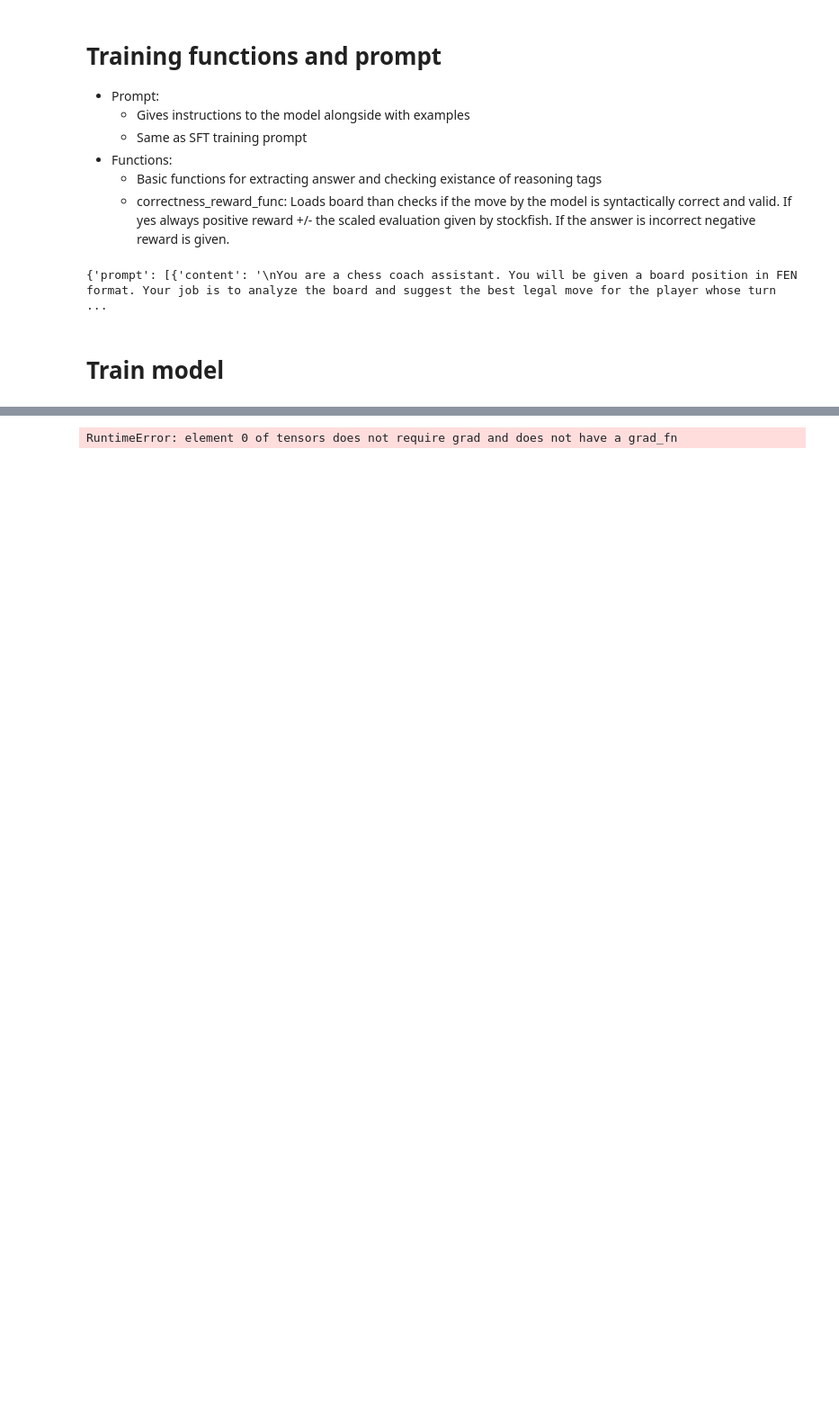
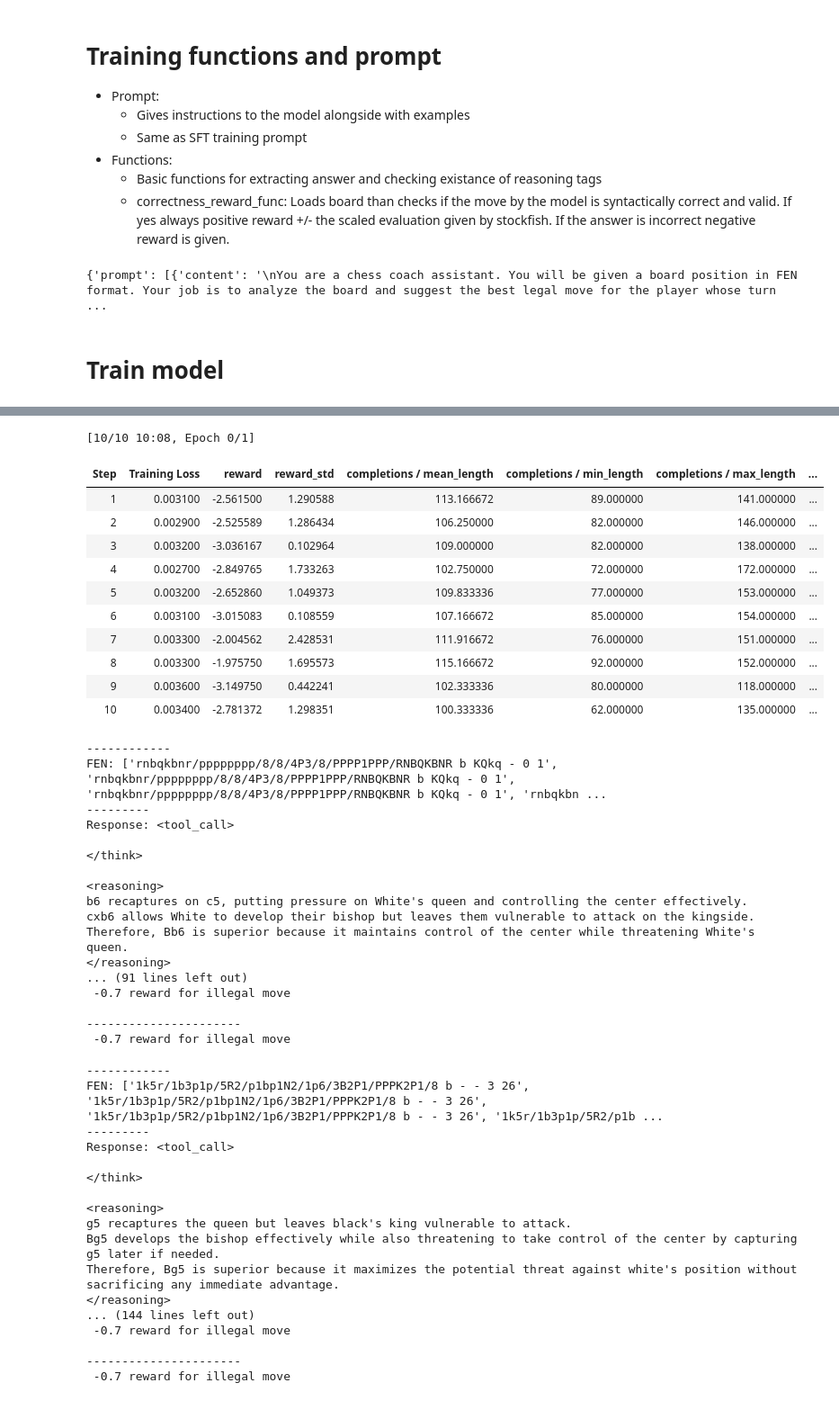
Before and after one commit to czovekboti/chess_rl, a Jupyter notebook: GRPO trainer.ipynb, the cells around one changed output, grey strips where cells are left out. Shown at 90% size. Saved outputs shown, nothing was run; the diff lists cells and outputs as text; code cells hidden in the pictures; blank space fills up the shorter version.

```diff
--- a/GRPO trainer.ipynb
+++ b/GRPO trainer.ipynb
@@ -50,7 +101,7 @@ load_dotenv()
 import yaml
 
 # Path to your YAML config file
-path = '/content/config.yaml'
+path = config_path
 
 def load_config(path: str):
     with open(path, 'r') as file:
@@ -92,17 +143,13 @@ import torch
 max_seq_length = config['max_seq_length']# Can increase for longer reasoning traces
 lora_rank = config['lora_rank'] # Larger rank = smarter, but slower
 model, tokenizer = FastLanguageModel.from_pretrained(
-    model_name = config["model"],
+    model_name = "czovekboti/qwen-sft",
     max_seq_length = max_seq_length,
     load_in_4bit = False, # False for LoRA 16bit
     fast_inference = False, # Enable vLLM fast inference
     max_lora_rank = lora_rank,
     gpu_memory_utilization = 0.7, # Reduce if out of memory
+    resize_model_vocab = 151669,
 )
-#add paddings
-if tokenizer.pad_token is None:
-    tokenizer.pad_token = tokenizer.eos_token or "<|pad|>" # needed for compatibility with lora
-
-model.resize_token_embeddings(len(tokenizer))
 # %% [output]
 🦥 Unsloth: Will patch your computer to enable 2x faster free finetuning.
@@ -120,8 +171,7 @@ Embedding(151669, 2560, padding_idx=151654)
 # Load Lora
 - Change adapter dir as neccessary
 # %%
-from peft import PeftModel
-lora_path = "./sft_outputs/checkpoint-xy"
+# from peft import PeftModel
 # model = FastLanguageModel.get_peft_model(
 #     model,
 #     r = lora_rank,
@@ -133,9 +183,9 @@ lora_path = "./sft_outputs/checkpoint-xy"
 #     use_gradient_checkpointing = "unsloth",
 #     random_state = 3407,
 # )
-model = PeftModel.from_pretrained(
-    model,
-    lora_path,
-    is_trainable=True,
-    adapter_name="sft_adapter",
-)
+# model = PeftModel.from_pretrained(
+#     model,
+#     "/content/lora_model/sft_adapter",
+#     is_trainable=True,
+#     adapter_name="sft_adapter",
+# )
@@ -284,9 +396,10 @@ def correctness_reward_func(prompts,fen, completions, evaluation,**kwargs) -> li
         evaluation = 0.0
     # This also checks if the move is right both syntactically and legally
     for move in extracted_moves:
+        temp_board = board.copy()
         try:
-          board.push_san(move)
-          scaled_evaluation = reward_move(board,evaluation) #evaluate board after the move was made
+          temp_board.push_san(move)
+          scaled_evaluation = reward_move(temp_board,evaluation) #evaluate board after the move was made
           rewards.append(3.0+scaled_evaluation) # +5
         except InvalidMoveError:
             print(f"\n----------------------\n-1.0 reward for illegal syntax")
@@ -359,7 +472,7 @@ training_args = GRPOConfig(
     max_grad_norm = 0.1,
     save_total_limit =1,
     report_to = "wandb", # report to weights and biases
-    output_dir = "./GPRO",
+    output_dir = output_path,
     run_name = "chess_llama_grpo",
 )
 
@@ -409 +522,46 @@ The position shows a standard opening setup with white to play. The pawns are mo
-RuntimeError: element 0 of tensors does not require grad and does not have a grad_fn
+[10/10 10:08, Epoch 0/1]
+| Step | Training Loss | reward | reward_std | completions / mean_length | completions / min_length | completions / max_length | ... |
+| 1 | 0.003100 | -2.561500 | 1.290588 | 113.166672 | 89.000000 | 141.000000 | ... |
+| 2 | 0.002900 | -2.525589 | 1.286434 | 106.250000 | 82.000000 | 146.000000 | ... |
+| 3 | 0.003200 | -3.036167 | 0.102964 | 109.000000 | 82.000000 | 138.000000 | ... |
+| 4 | 0.002700 | -2.849765 | 1.733263 | 102.750000 | 72.000000 | 172.000000 | ... |
+| 5 | 0.003200 | -2.652860 | 1.049373 | 109.833336 | 77.000000 | 153.000000 | ... |
+| 6 | 0.003100 | -3.015083 | 0.108559 | 107.166672 | 85.000000 | 154.000000 | ... |
+| 7 | 0.003300 | -2.004562 | 2.428531 | 111.916672 | 76.000000 | 151.000000 | ... |
+| 8 | 0.003300 | -1.975750 | 1.695573 | 115.166672 | 92.000000 | 152.000000 | ... |
+| 9 | 0.003600 | -3.149750 | 0.442241 | 102.333336 | 80.000000 | 118.000000 | ... |
+| 10 | 0.003400 | -2.781372 | 1.298351 | 100.333336 | 62.000000 | 135.000000 | ... |
+------------
+FEN: ['rnbqkbnr/pppppppp/8/8/4P3/8/PPPP1PPP/RNBQKBNR b KQkq - 0 1', 'rnbqkbnr/pppppppp/8/8/4P3/8/PPPP1PPP/RNBQKBNR b KQkq - 0 1', 'rnbqkbnr/pppppppp/8/8/4P3/8/PPPP1PPP/RNBQKBNR b KQkq - 0 1', 'rnbqkbn ...
+---------
+Response: <tool_call>
+
+</think>
+
+<reasoning>
+b6 recaptures on c5, putting pressure on White's queen and controlling the center effectively.
+cxb6 allows White to develop their bishop but leaves them vulnerable to attack on the kingside.
+Therefore, Bb6 is superior because it maintains control of the center while threatening White's queen.
+</reasoning>
+... (91 lines left out)
+ -0.7 reward for illegal move
+
+----------------------
+ -0.7 reward for illegal move
+------------
+FEN: ['1k5r/1b3p1p/5R2/p1bp1N2/1p6/3B2P1/PPPK2P1/8 b - - 3 26', '1k5r/1b3p1p/5R2/p1bp1N2/1p6/3B2P1/PPPK2P1/8 b - - 3 26', '1k5r/1b3p1p/5R2/p1bp1N2/1p6/3B2P1/PPPK2P1/8 b - - 3 26', '1k5r/1b3p1p/5R2/p1b ...
+---------
+Response: <tool_call>
+
+</think>
+
+<reasoning>
+g5 recaptures the queen but leaves black's king vulnerable to attack.
+Bg5 develops the bishop effectively while also threatening to take control of the center by capturing g5 later if needed.
+Therefore, Bg5 is superior because it maximizes the potential threat against white's position without sacrificing any immediate advantage.
+</reasoning>
+... (144 lines left out)
+ -0.7 reward for illegal move
+
+----------------------
+ -0.7 reward for illegal move
```
Also changed, not shown: parts of 14 cells of this notebook, 3 other files.
